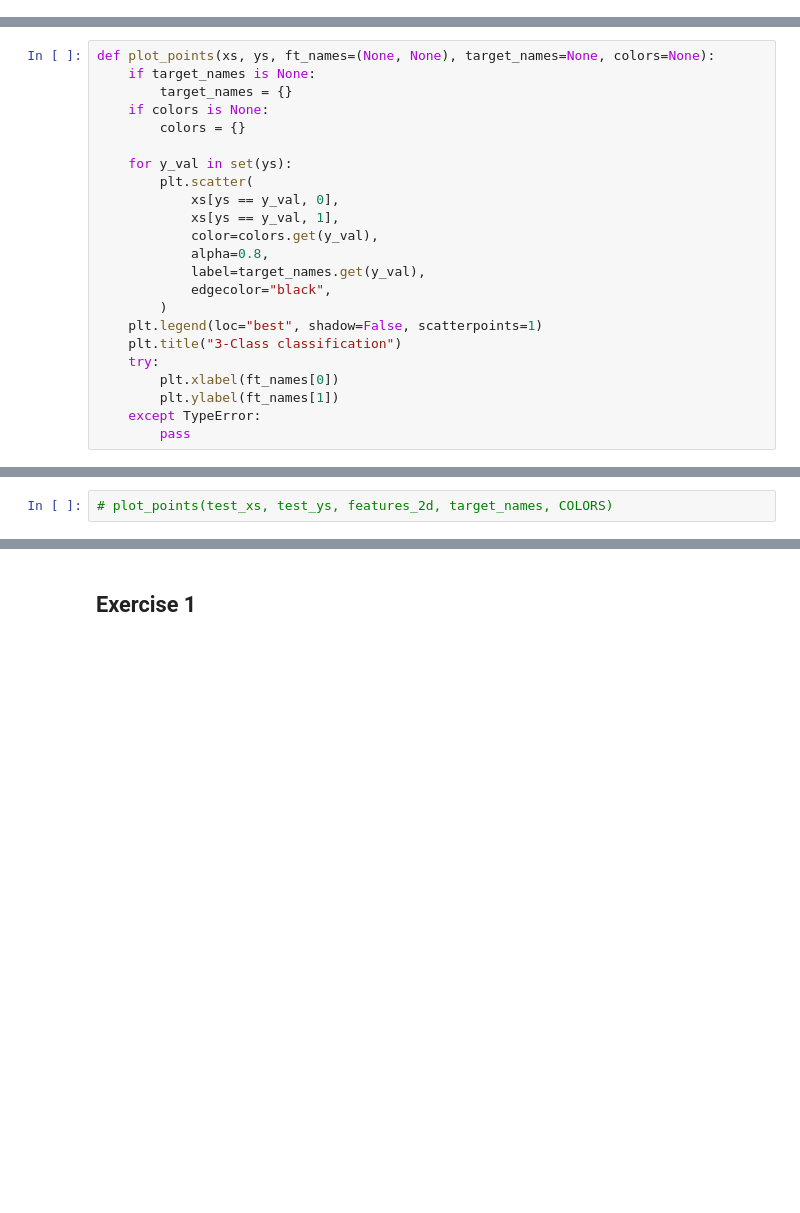
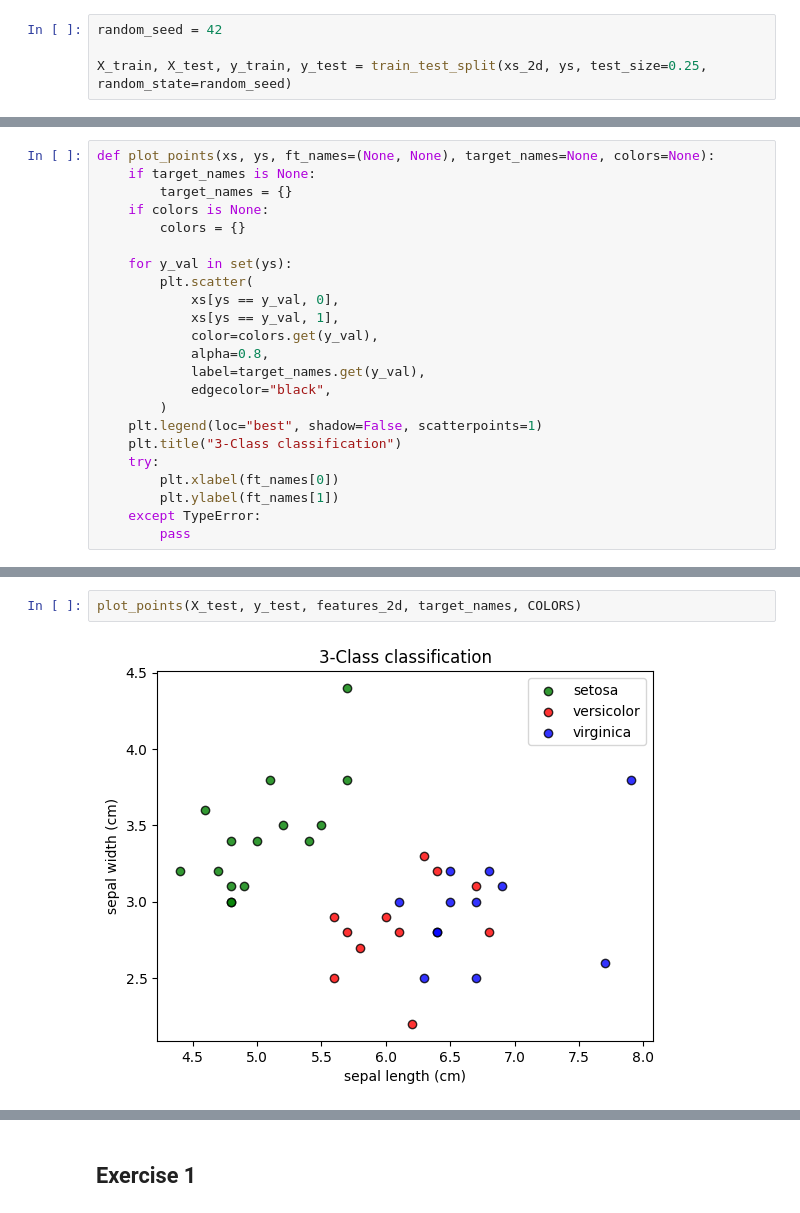
Before and after one commit to petkokp/m1-hands-on-machine-learning, a Jupyter notebook: TP 1 - Scikit-Learn - Classification.ipynb, the cells around one changed output, grey strips where cells are left out. Cells and saved outputs as stored; diff of their text form; blank space fills up the shorter version.

```diff
--- a/TP 1 - Scikit-Learn - Classification.ipynb
+++ b/TP 1 - Scikit-Learn - Classification.ipynb
@@ -102,6 +102,10 @@ Note: Expected shapes for features and labels (target values):
 #### Random selection of training (75%) and test sets (25%)
 # %% [markdown]
 <span style="color:red">Implement your solution below</span>
+# %%
+random_seed = 42
+
+X_train, X_test, y_train, y_test = train_test_split(xs_2d, ys, test_size=0.25, random_state=random_seed)
 # %% [markdown]
 ### Training
 # %% [markdown]
@@ -191,3 +214,5 @@ target_names
 # %%
-# plot_points(test_xs, test_ys, features_2d, target_names, COLORS)
+plot_points(X_test, y_test, features_2d, target_names, COLORS)
+# %% [output]
+[figure, added]
 # %%
```
Also changed, not shown: parts of 5 cells of this notebook.
